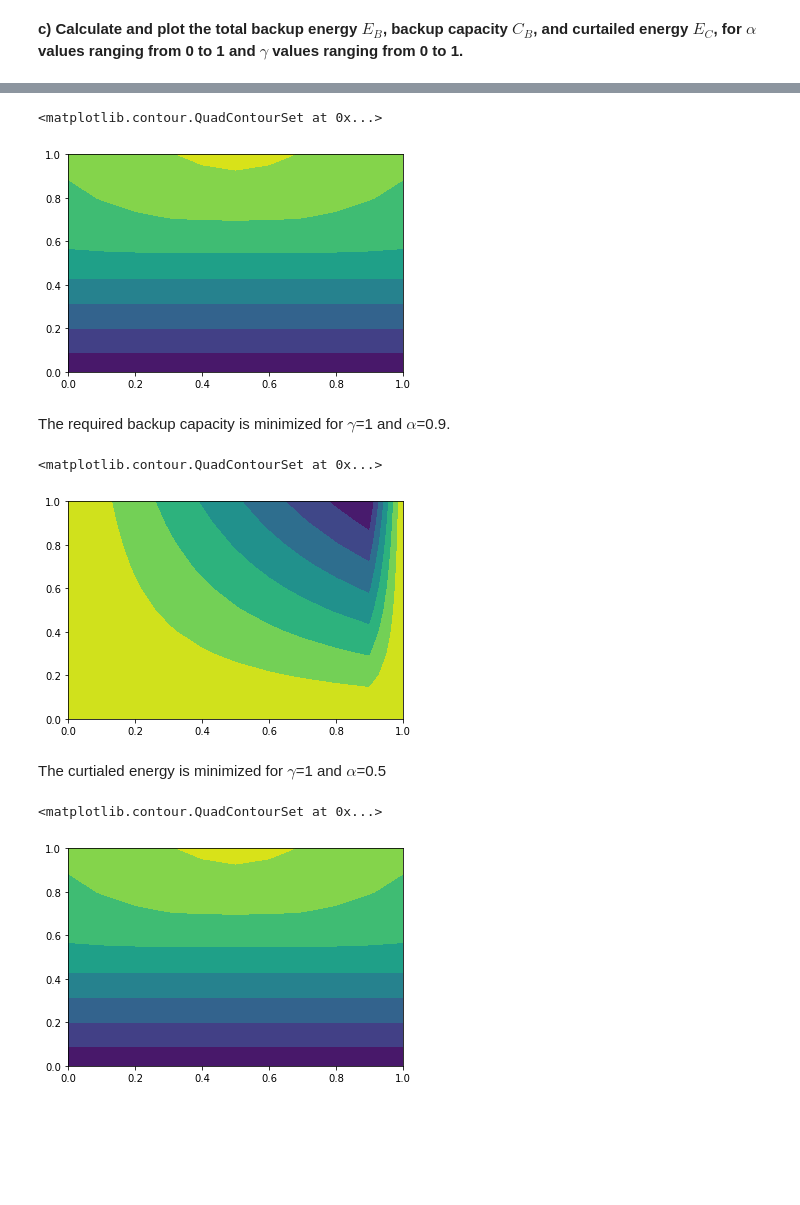
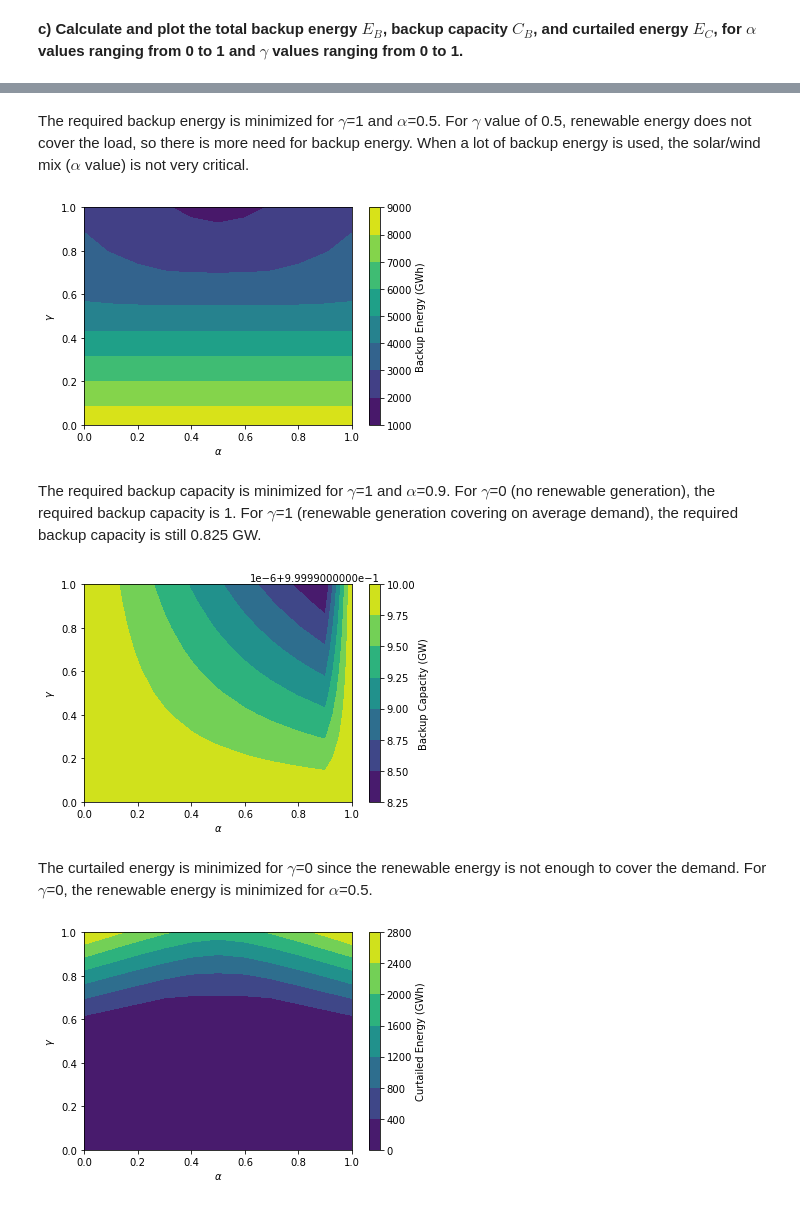
Before and after one commit to martavp/pv-textbook, a Jupyter notebook: Problems/Chapter_14/Problem14.4.ipynb, the cells around one changed output, grey strips where cells are left out. Cells and saved outputs as stored; diff of their text form; code cells hidden in the pictures; blank space fills up the shorter version.

```diff
--- a/Problems/Chapter_14/Problem14.4.ipynb
+++ b/Problems/Chapter_14/Problem14.4.ipynb
@@ -72,7 +72,7 @@ for alpha in alphas:
     C_W = alpha*L/CF_W
     C_S = (1-alpha)*L/CF_S
     Delta = np.array([C_S*CF_S*(1-np.sin(2*np.pi*t/24))+ C_W*CF_W*(1-np.sin(2*np.pi*t/168.4423))-1 for t in np.arange(0,8759)])
-    E_B = np.sum(Delta[Delta<0])
+    E_B = -np.sum(Delta[Delta<0])
     C_B = np.max(np.abs(Delta[Delta<0]))
     E_C = np.sum(Delta[Delta>0])
     E_B_array.append(E_B)
@@ -116,7 +122,7 @@ for gamma in gammas:
         C_W = alpha*gamma*L/CF_W
         C_S = (1-alpha)*gamma*L/CF_S
         Delta = np.array([C_S*CF_S*(1-np.sin(2*np.pi*t/24))+ C_W*CF_W*(1-np.sin(2*np.pi*t/168.4423))-1 for t in np.arange(0,8759)])
-        E_B = np.sum(Delta[Delta<0])
+        E_B = -np.sum(Delta[Delta<0])
         C_B = np.max(np.abs(Delta[Delta<0]))
         E_C = np.sum(Delta[Delta>0])
         E_B_array.append(E_B)
@@ -131,19 +135,30 @@ The required backup energy is minimized for $\gamma$=1 and $\alpha$=0.5
+# %% [markdown]
+The required backup energy is minimized for $\gamma$=1 and $\alpha$=0.5. For $\gamma$ value of 0.5, renewable energy does not cover the load, so there is more need for backup energy. When a lot of backup energy is used, the solar/wind mix ($\alpha$ value) is not very critical.
 # %%
 plt.contourf(np.arange(0,1.1,0.1), np.arange(0,1.1,0.1), E_B_matrix)
+plt.xlabel(r'$\alpha$')
+plt.ylabel(r'$\gamma$')
+cbar=plt.colorbar()
+cbar.set_label('Backup Energy (GWh)')
 # %% [output]
-<matplotlib.contour.QuadContourSet at 0x...>
-[figure, old version]
+[figure, new version]
 # %% [markdown]
-The required backup capacity is minimized for $\gamma$=1 and $\alpha$=0.9.
+The required backup capacity is minimized for $\gamma$=1 and $\alpha$=0.9. For $\gamma$=0 (no renewable generation), the required backup capacity is 1. For $\gamma$=1 (renewable generation covering on average demand), the required backup capacity is still 0.825 GW.
 # %%
 plt.contourf(np.arange(0,1.1,0.1), np.arange(0,1.1,0.1), C_B_matrix)
+plt.xlabel(r'$\alpha$')
+plt.ylabel(r'$\gamma$')
+cbar=plt.colorbar()
+cbar.set_label('Backup Capacity (GW)')
 # %% [output]
-<matplotlib.contour.QuadContourSet at 0x...>
-[figure, old version]
+[figure, new version]
-# %% [markdown]
-The curtialed energy is minimized for $\gamma$=1 and $\alpha$=0.5
+# %% [markdown]
+The curtailed energy is minimized for $\gamma$=0 since the renewable energy is not enough to cover the demand. For $\gamma$=0, the renewable energy is minimized for $\alpha$=0.5.
 # %%
-plt.contourf(np.arange(0,1.1,0.1), np.arange(0,1.1,0.1), E_B_matrix)
+plt.contourf(np.arange(0,1.1,0.1), np.arange(0,1.1,0.1), E_C_matrix)
+plt.xlabel(r'$\alpha$')
+plt.ylabel(r'$\gamma$')
+cbar=plt.colorbar()
+cbar.set_label('Curtailed Energy (GWh)')
 # %% [output]
-<matplotlib.contour.QuadContourSet at 0x...>
-[figure, old version]
+[figure, new version]
```
Also changed, not shown: parts of 9 cells of this notebook.
